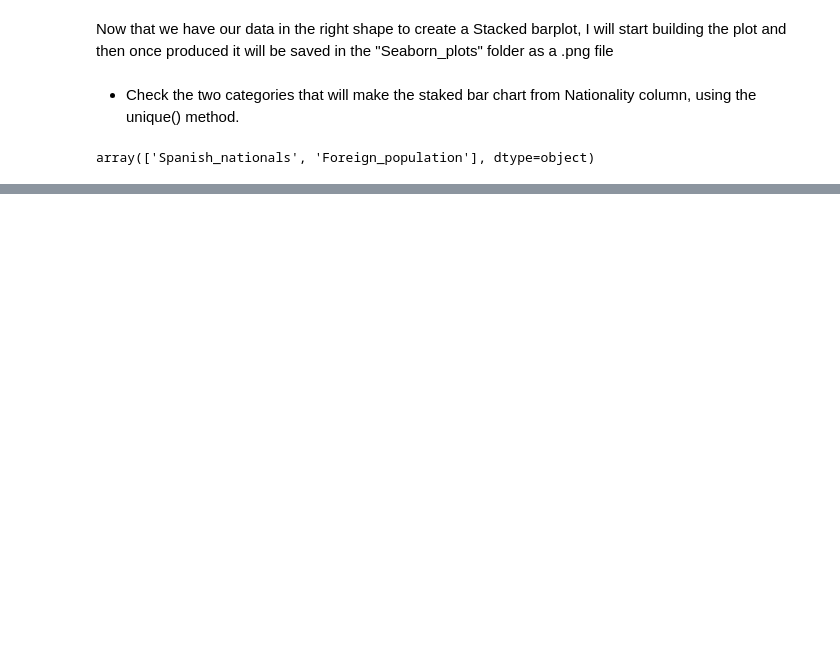
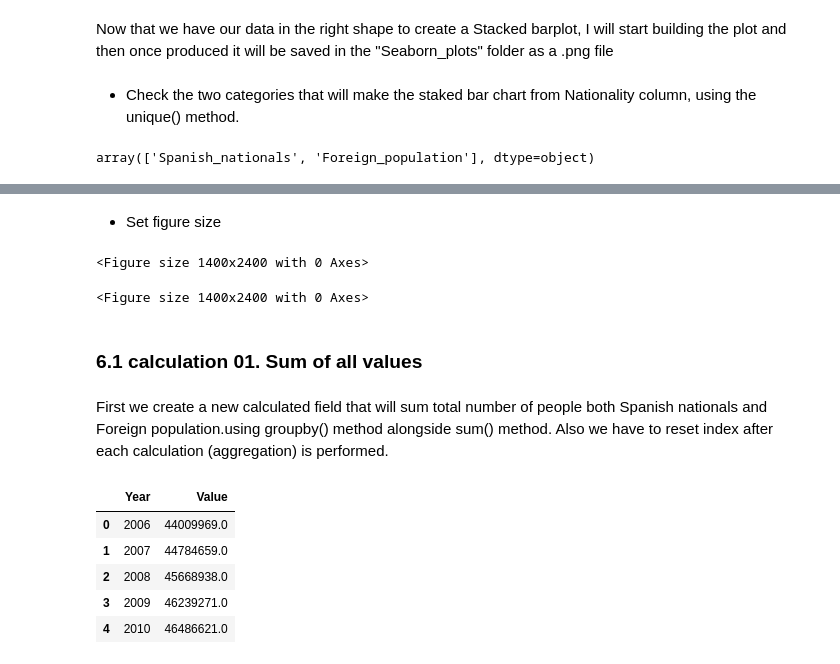
Before and after one commit to Pablo-source/ML-using-Python, a Jupyter notebook: Seaborn_gallery/02_percent_barplot_population_nationality.ipynb, the cells around one changed output, grey strips where cells are left out. Cells and saved outputs as stored; diff of their text form; code cells hidden in the pictures; blank space fills up the shorter version.

Commit message:
stakced percent barplot total calculation

```diff
--- a/Seaborn_gallery/02_percent_barplot_population_nationality.ipynb
+++ b/Seaborn_gallery/02_percent_barplot_population_nationality.ipynb
@@ -363,0 +373,21 @@ array(['Spanish_nationals', 'Foreign_population'], dtype=object)
+# %% [markdown]
+- Set figure size
+# %%
+plt.figure(figsize=(14,24))
+# %% [output]
+<Figure size 1400x2400 with 0 Axes>
+<Figure size 1400x2400 with 0 Axes>
+# %% [markdown]
+### 6.1 calculation 01.  Sum of all values
+# %% [markdown]
+First we create a new calculated field that will sum total number of people both Spanish nationals and Foreign population.using groupby() method alongside sum() method. Also we have to reset index after each calculation (aggregation) is performed.
+# %%
+total = population_long.groupby('Year')['Value'].sum().reset_index()
+total.head()
+# %% [output]
+|  | Year | Value |
+| 0 | 2006 | 44009969.0 |
+| 1 | 2007 | 44784659.0 |
+| 2 | 2008 | 45668938.0 |
+| 3 | 2009 | 46239271.0 |
+| 4 | 2010 | 46486621.0 |
```
Also changed, not shown: parts of 4 cells of this notebook.
